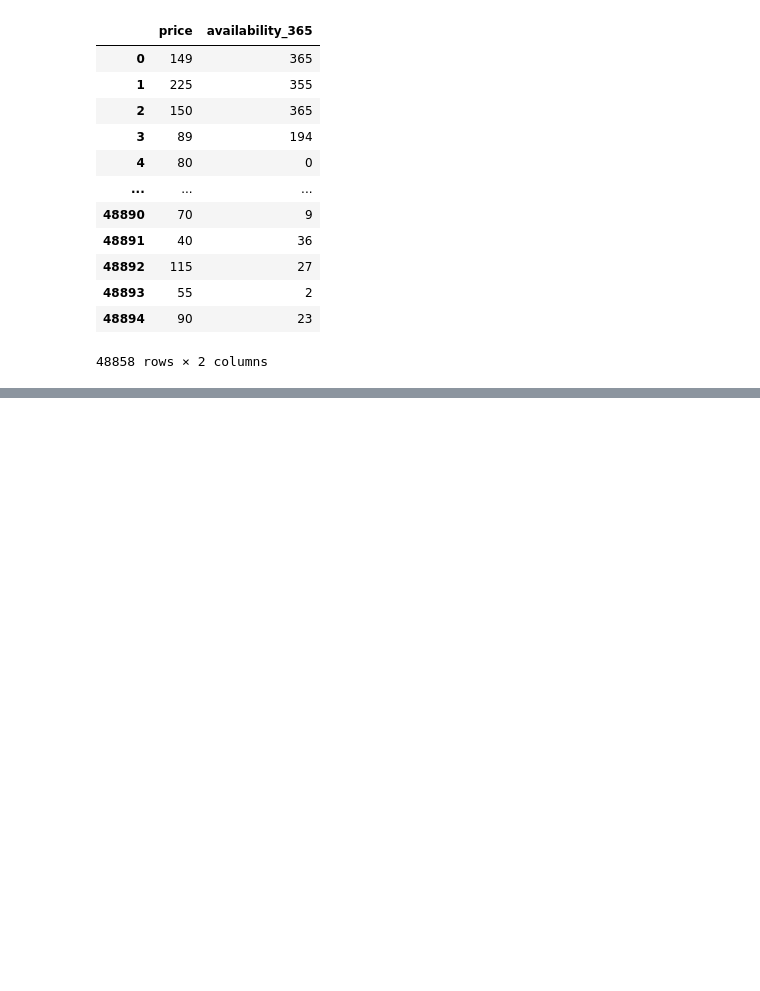
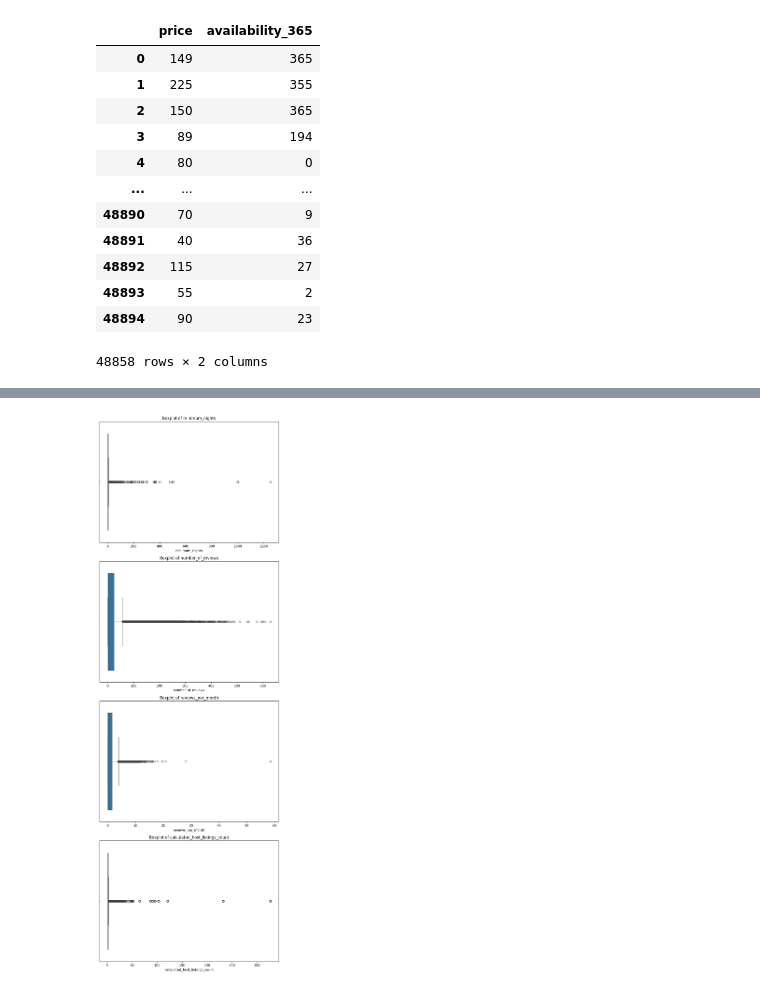
Before and after one commit to thickiana/OIBSIP_domain_taskno2, a Jupyter notebook: AIRBNB_TO_2019.ipynb, the cells around one changed output, grey strips where cells are left out. Drawn from its saved outputs; the diff is of its cells as text; code cells hidden in the pictures; blank space fills up the shorter version.

```diff
--- a/AIRBNB_TO_2019.ipynb
+++ b/AIRBNB_TO_2019.ipynb
@@ -254,0 +263,15 @@ df[df['price'] == 0].sort_values(by='availability_365', ascending=False)
+# %%
+columns_to_plot = ['minimum_nights', 'number_of_reviews', 'reviews_per_month', 'calculated_host_listings_count']
+
+fig, axes = plt.subplots(nrows=len(columns_to_plot), ncols=1, figsize=(8, 6 * len(columns_to_plot)))
+
+
+for i, col in enumerate(columns_to_plot):
+    sns.boxplot(x=df[col], ax=axes[i])
+    axes[i].set_title(f'Boxplot of {col}')
+    axes[i].set_xlabel(col)
+
+plt.tight_layout()
+plt.show()
+# %% [output]
+[figure, added]
```
Also changed, not shown: parts of 5 cells of this notebook.
